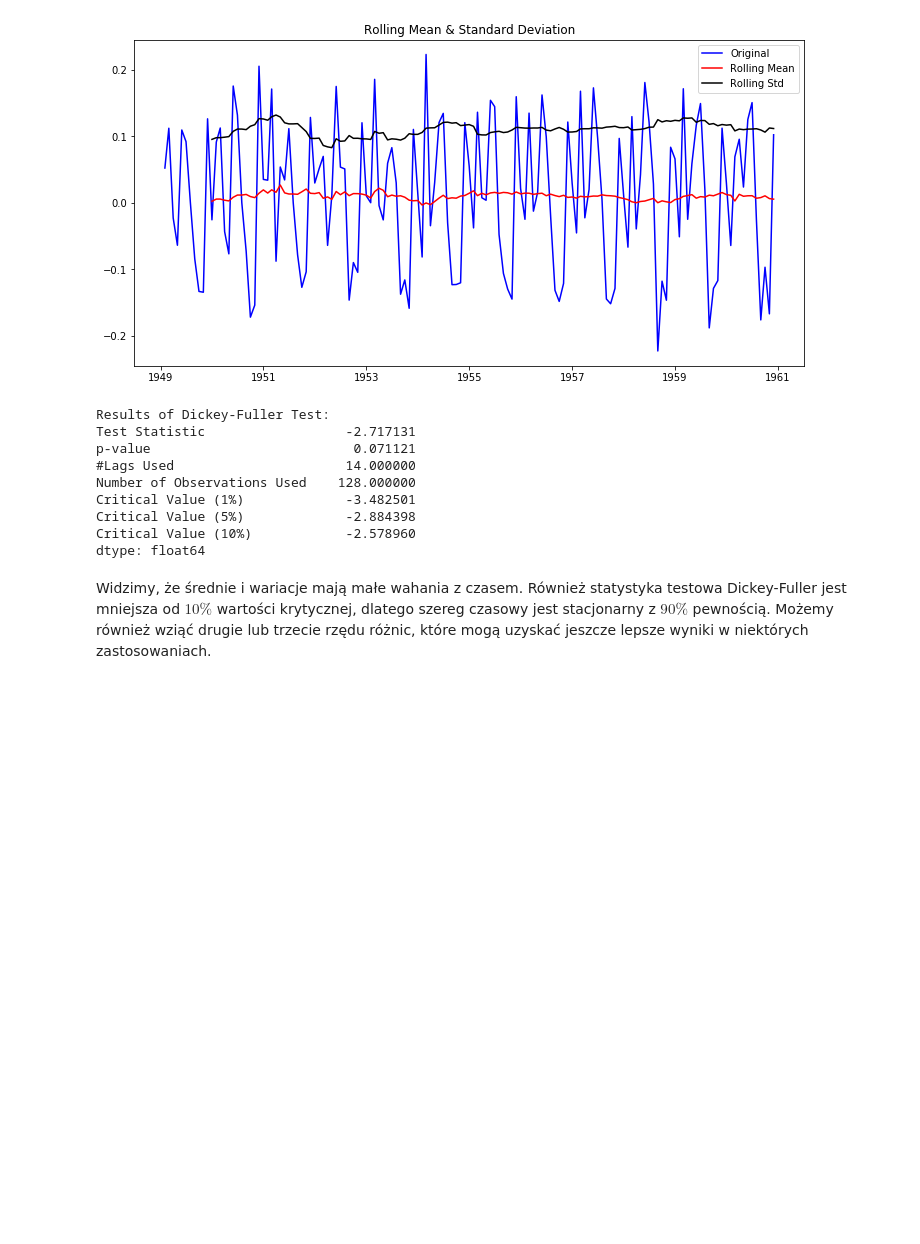
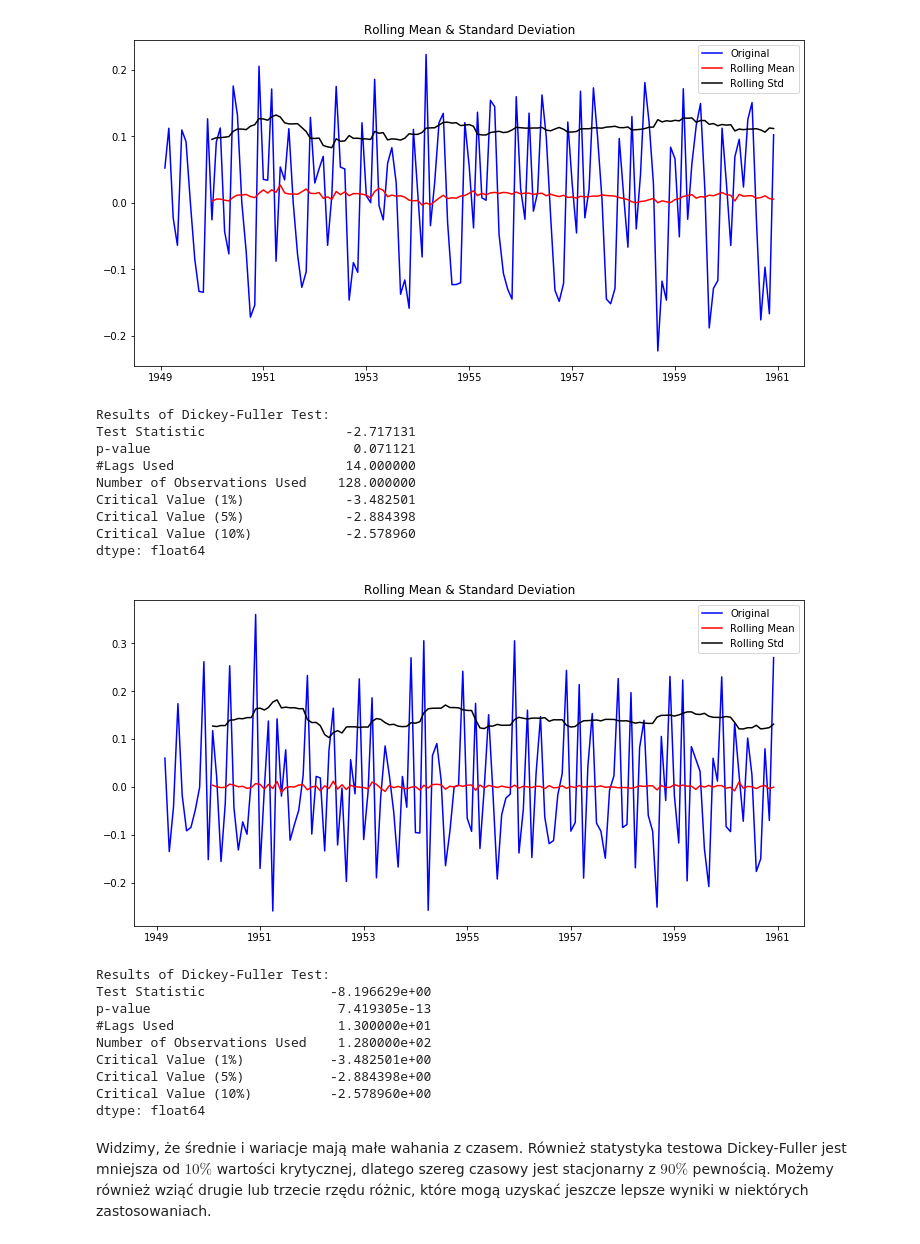
Before and after one commit to przem85/bootcamp, a Jupyter notebook: statistics/D15_Z09_trend_seasonality.ipynb, the cells around one changed output. Cells and saved outputs as stored; diff of their text form; code cells hidden in the pictures; blank space fills up the shorter version.

```diff
--- a/statistics/D15_Z09_trend_seasonality.ipynb
+++ b/statistics/D15_Z09_trend_seasonality.ipynb
@@ -229,6 +243,22 @@ Critical Value (1%)             -3.482501
 Critical Value (5%)             -2.884398
 Critical Value (10%)            -2.578960
 dtype: float64
+# %%
+
+ts_log_diff_diff = ts_log_diff - ts_log_diff.shift()
+ts_log_diff_diff.dropna(inplace=True)
+test_stationarity(ts_log_diff_diff)
+# %% [output]
+[figure, added]
+Results of Dickey-Fuller Test:
+Test Statistic                -8.196629e+00
+p-value                        7.419305e-13
+#Lags Used                     1.300000e+01
+Number of Observations Used    1.280000e+02
+Critical Value (1%)           -3.482501e+00
+Critical Value (5%)           -2.884398e+00
+Critical Value (10%)          -2.578960e+00
+dtype: float64
 # %% [markdown]
 Widzimy, że średnie i wariacje mają małe wahania z czasem. Również statystyka testowa Dickey-Fuller jest mniejsza od $10\%$ wartości krytycznej, dlatego szereg czasowy jest stacjonarny z $90\%$ pewnością. Możemy również wziąć drugie lub trzecie rzędu różnic, które mogą uzyskać jeszcze lepsze wyniki w niektórych zastosowaniach.
 # %% [markdown]
```
Also changed, not shown: parts of 7 cells of this notebook.
